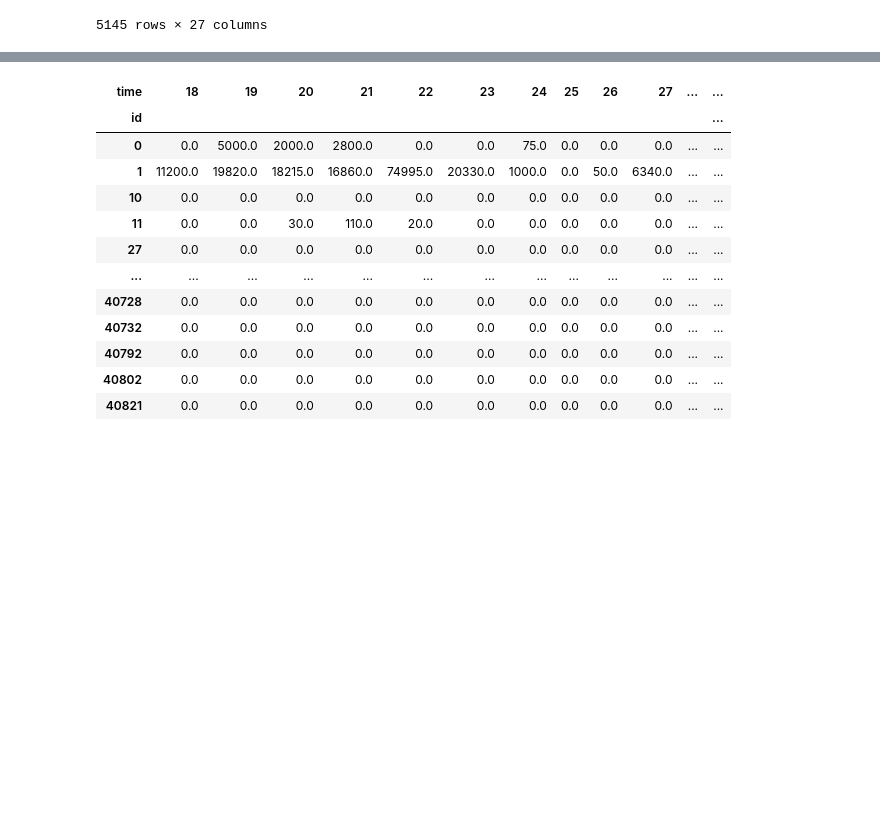
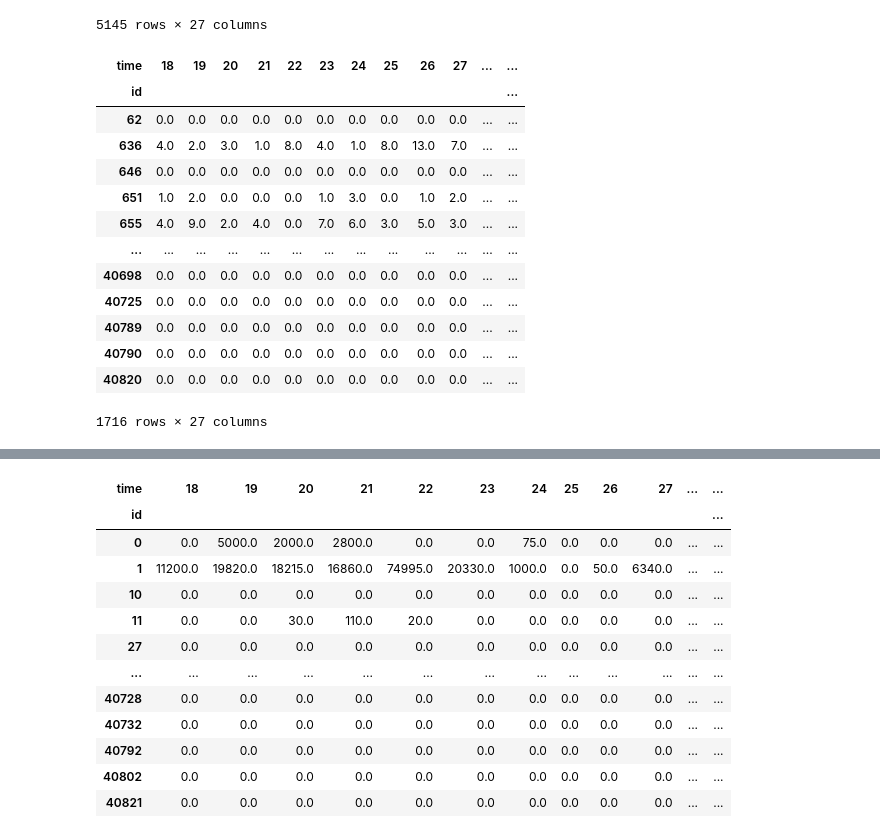
Before and after one commit to beratcabuk/sdshackathon2022, a Jupyter notebook: sdshackathon.ipynb, the cells around one changed output, grey strips where cells are left out. Cells and saved outputs as stored; diff of their text form; code cells hidden in the pictures; blank space fills up the shorter version.

```diff
--- a/sdshackathon.ipynb
+++ b/sdshackathon.ipynb
@@ -370,3 +402,24 @@ user_transactions
 | 133430 | 10848 | 0 | 10 | 0 | 1 | 3 | 1223.37 | 42 | ... |
 | 133431 | 10848 | 0 | 10 | 0 | 1 | 3 | 1223.37 | 43 | ... |
 133432 rows × 10 columns
+# %%
+te = testset
+user_transactions_test = pd.merge(te, sarafu_transactions, how="inner", on="id")
+
+label_encoder = LabelEncoder()
+labels = [i for i in set(user_transactions_test["business_type"])]
+label_encoder.fit(labels)
+user_transactions_test["business_type"] = label_encoder.transform(user_transactions_test["business_type"])
+
+label_encoder = LabelEncoder()
+labels = [i for i in set(user_transactions_test["area_name"])]
+label_encoder.fit(labels)
+user_transactions_test["area_name"] = label_encoder.transform(user_transactions_test["area_name"])
+
+label_encoder = LabelEncoder()
+labels = [i for i in set(user_transactions_test["gender"])]
+label_encoder.fit(labels)
+user_transactions_test["gender"] = label_encoder.transform(user_transactions_test["gender"])
+
+user_transactions_test.drop(columns=["area_type", "account_type"], inplace=True)
+user_transactions_test
@@ -476,3 +575,21 @@ weekly_cnt
 | 40802 | 0.0 | 0.0 | 0.0 | 0.0 | 0.0 | 0.0 | 0.0 | 0.0 | 0.0 | 0.0 | ... | ... |
 | 40821 | 0.0 | 0.0 | 0.0 | 0.0 | 0.0 | 0.0 | 0.0 | 0.0 | 0.0 | 0.0 | ... | ... |
 5145 rows × 27 columns
+# %%
+weekly_cnt_test = user_transactions_test.groupby("id")["time"].value_counts().unstack().fillna(0)
+weekly_cnt_test
+# %% [output]
+| time | 18 | 19 | 20 | 21 | 22 | 23 | 24 | 25 | 26 | 27 | ... | ... |
+| id |  |  |  |  |  |  |  |  |  |  |  | ... |
+| 62 | 0.0 | 0.0 | 0.0 | 0.0 | 0.0 | 0.0 | 0.0 | 0.0 | 0.0 | 0.0 | ... | ... |
+| 636 | 4.0 | 2.0 | 3.0 | 1.0 | 8.0 | 4.0 | 1.0 | 8.0 | 13.0 | 7.0 | ... | ... |
+| 646 | 0.0 | 0.0 | 0.0 | 0.0 | 0.0 | 0.0 | 0.0 | 0.0 | 0.0 | 0.0 | ... | ... |
+| 651 | 1.0 | 2.0 | 0.0 | 0.0 | 0.0 | 1.0 | 3.0 | 0.0 | 1.0 | 2.0 | ... | ... |
+| 655 | 4.0 | 9.0 | 2.0 | 4.0 | 0.0 | 7.0 | 6.0 | 3.0 | 5.0 | 3.0 | ... | ... |
+| ... | ... | ... | ... | ... | ... | ... | ... | ... | ... | ... | ... | ... |
+| 40698 | 0.0 | 0.0 | 0.0 | 0.0 | 0.0 | 0.0 | 0.0 | 0.0 | 0.0 | 0.0 | ... | ... |
+| 40725 | 0.0 | 0.0 | 0.0 | 0.0 | 0.0 | 0.0 | 0.0 | 0.0 | 0.0 | 0.0 | ... | ... |
+| 40789 | 0.0 | 0.0 | 0.0 | 0.0 | 0.0 | 0.0 | 0.0 | 0.0 | 0.0 | 0.0 | ... | ... |
+| 40790 | 0.0 | 0.0 | 0.0 | 0.0 | 0.0 | 0.0 | 0.0 | 0.0 | 0.0 | 0.0 | ... | ... |
+| 40820 | 0.0 | 0.0 | 0.0 | 0.0 | 0.0 | 0.0 | 0.0 | 0.0 | 0.0 | 0.0 | ... | ... |
+1716 rows × 27 columns
```
Also changed, not shown: parts of 18 cells of this notebook.
